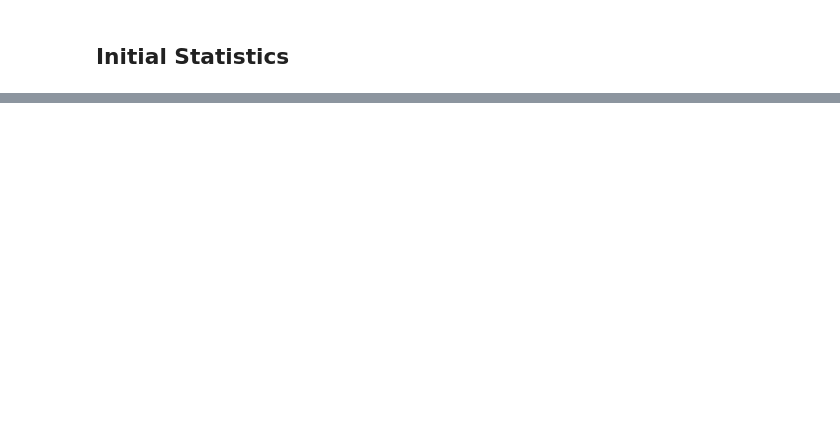
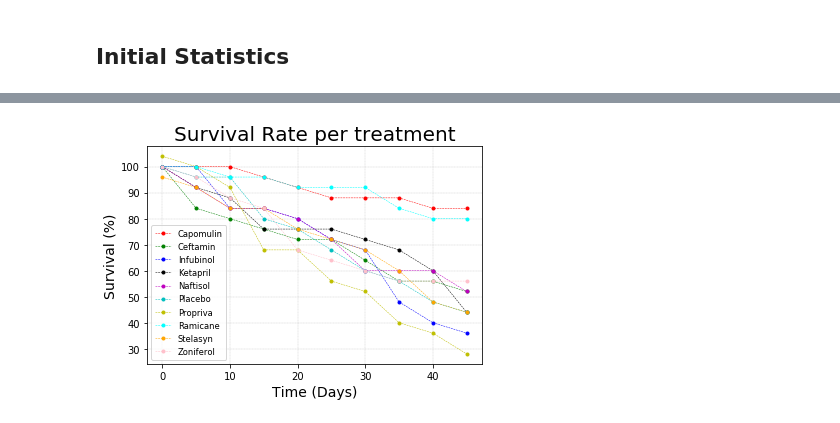
Before and after one commit to Linadavila/matplotlib-challenge, a Jupyter notebook: Pymaceuticals_code.ipynb, the cells around one changed output, grey strips where cells are left out. Drawn from its saved outputs; the diff is of its cells as text; code cells hidden in the pictures; blank space fills up the shorter version.

```diff
--- a/Pymaceuticals_code.ipynb
+++ b/Pymaceuticals_code.ipynb
@@ -436,0 +279,11 @@ The correlation between mouse weight and the average tumor volume is 0.84
+# %%
+#create variables
+
+mouse_count = clinical_data_complete.groupby(["Drug Regimen","Timepoint"]).count()["Tumor Volume (mm3)"]
+
+mouse_count = pd.DataFrame({"Mouse Count": mouse_count})
+
+mouse_count = mouse_count.reset_index()
+mouse_count_pivot = mouse_count.pivot(index="Timepoint", columns="Drug Regimen")["Mouse Count"]
+
+mouse_count_pivot
@@ -436,0 +303,24 @@ The correlation between mouse weight and the average tumor volume is 0.84
+# %%
+#plot
+plt.plot(100 * mouse_count_pivot["Capomulin"]/25, marker="o", color="r",linestyle="dashed", markersize=3, linewidth=0.50, label="Capomulin")
+plt.plot(100 * mouse_count_pivot["Ceftamin"]/25, marker="o", color="g",linestyle="dashed", markersize=3, linewidth=0.50, label="Ceftamin")
+plt.plot(100 * mouse_count_pivot["Infubinol"]/25, marker="o", color="b",linestyle="dashed", markersize=3, linewidth=0.50, label="Infubinol")
+plt.plot(100 * mouse_count_pivot["Ketapril"]/25, marker="o", color="k",linestyle="dashed", markersize=3, linewidth=0.50, label="Ketapril")
+plt.plot(100 * mouse_count_pivot["Naftisol"]/25, marker="o", color="m",linestyle="dashed", markersize=3, linewidth=0.50, label="Naftisol")
+plt.plot(100 * mouse_count_pivot["Placebo"]/25, marker="o", color="c",linestyle="dashed", markersize=3, linewidth=0.50, label="Placebo")
+plt.plot(100 * mouse_count_pivot["Propriva"]/25, marker="o", color="y",linestyle="dashed", markersize=3, linewidth=0.50, label="Propriva")
+plt.plot(100 * mouse_count_pivot["Ramicane"]/25, marker="o", color="aqua",linestyle="dashed", markersize=3, linewidth=0.50, label="Ramicane")
+plt.plot(100 * mouse_count_pivot["Stelasyn"]/25, marker="o", color="orange",linestyle="dashed", markersize=3, linewidth=0.50, label="Stelasyn")
+plt.plot(100 * mouse_count_pivot["Zoniferol"]/25, marker="o", color="pink", linestyle="dashed", markersize=3, linewidth=0.50, label="Zoniferol")
+
+
+plt.title("Survival Rate per treatment", fontsize=20)
+plt.ylabel("Survival (%)", fontsize=14)
+plt.xlabel("Time (Days)", fontsize=14)
+plt.grid(linestyle="dashed", linewidth=0.3)
+plt.legend(loc="best", fontsize="small", fancybox = True)
+
+plt.savefig("./Analysis/Survival_Rate.png")
+plt.show()
+# %% [output]
+[figure, added]
```
Also changed, not shown: parts of 44 cells of this notebook, 5 other files.
